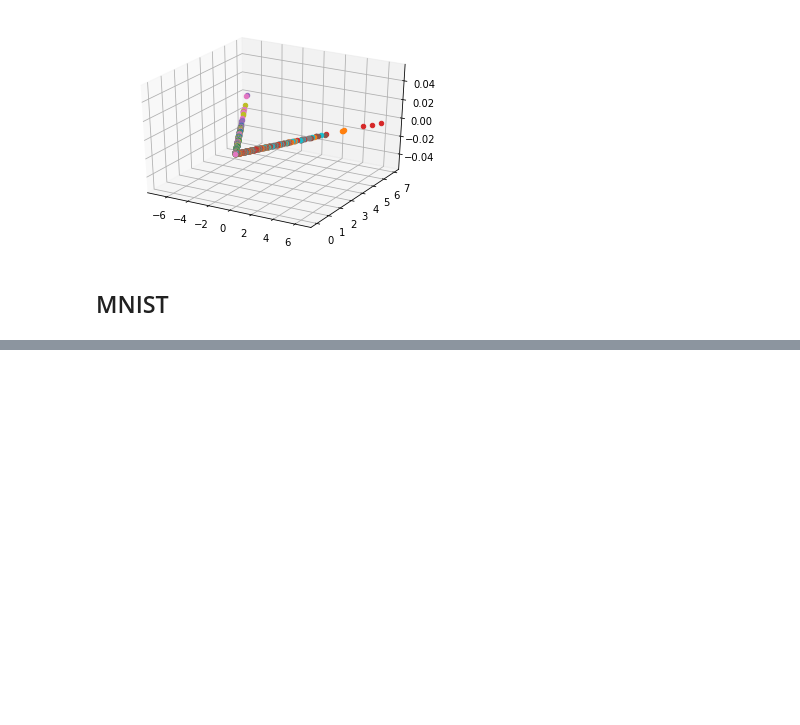
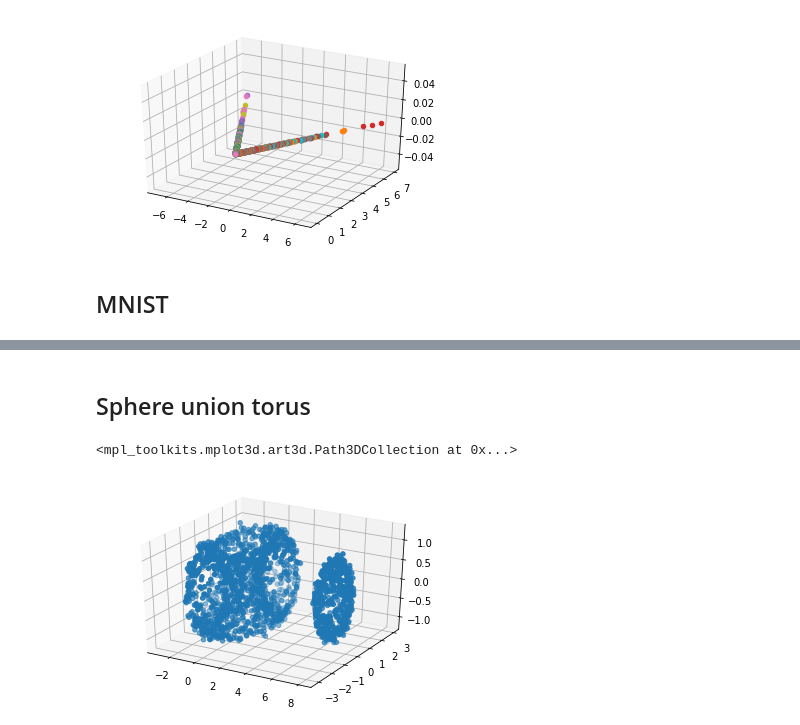
Before and after one commit to CharlesArnal/Deep_Atlas, a Jupyter notebook: CreatingDatasets.ipynb, the cells around one changed output, grey strips where cells are left out. Cells and saved outputs as stored; diff of their text form; code cells hidden in the pictures; blank space fills up the shorter version.

```diff
--- a/CreatingDatasets.ipynb
+++ b/CreatingDatasets.ipynb
@@ -464,0 +496,52 @@ print(labels_train)
+# %% [markdown]
+## Sphere union torus
+# %%
+noise = 0.005
+
+training_data = []
+test_data = []
+color_training = []
+
+# Create the torus
+N = 3000
+for i in range(N):
+  p = np.random.uniform() * (2 * np.pi )
+  t = np.random.uniform() * (2 * np.pi )
+  x = [(np.cos(t) + 2)  * np.cos(p), \
+      (np.cos(t) + 2)* np.sin(p), \
+      np.sin(t)] +\
+      np.random.multivariate_normal([0,0,0],noise*np.array([[1.0,0,0],[0,1,0],[0,0,1]]))
+  if i<N/2:
+    training_data.append(x)
+    color_training.append(t)
+  else:
+    test_data.append(x)
+N=1000
+# Create the sphere
+for i in range(N):
+  x = np.random.multivariate_normal([0,0,0],[[1,0,0],[0,1,0],[0,0,1]])
+  x = x/np.linalg.norm(x)
+  x += [7,0,0]+np.random.multivariate_normal([0,0,0],noise*np.array([[1.0,0,0],[0,1,0],[0,0,1]]))
+  if i<N/2:
+    training_data.append(x)
+    color_training.append(t)
+  else:
+    test_data.append(x)
+
+training_data = np.array(training_data)
+test_data = np.array(test_data)
+
+# Save the data
+np.savez('/content/drive/MyDrive/Productions mathématiques/GeoDiffEncoder/Datasets/torus_sphere_data',\
+         training_data = training_data, test_data = test_data)
+
+# Plot the training data
+fig = plt.figure()
+ax = fig.add_subplot(projection='3d')
+ax.scatter(training_data[:,0], training_data[:,1], training_data[:,2])
+#ax.set_xlabel('X Label')
+#ax.set_ylabel('Y Label')
+#ax.set_zlabel('Z Label')
+# %% [output]
+<mpl_toolkits.mplot3d.art3d.Path3DCollection at 0x...>
+[figure, added]
```
Also changed, not shown: parts of 38 cells of this notebook, 2 other files.
